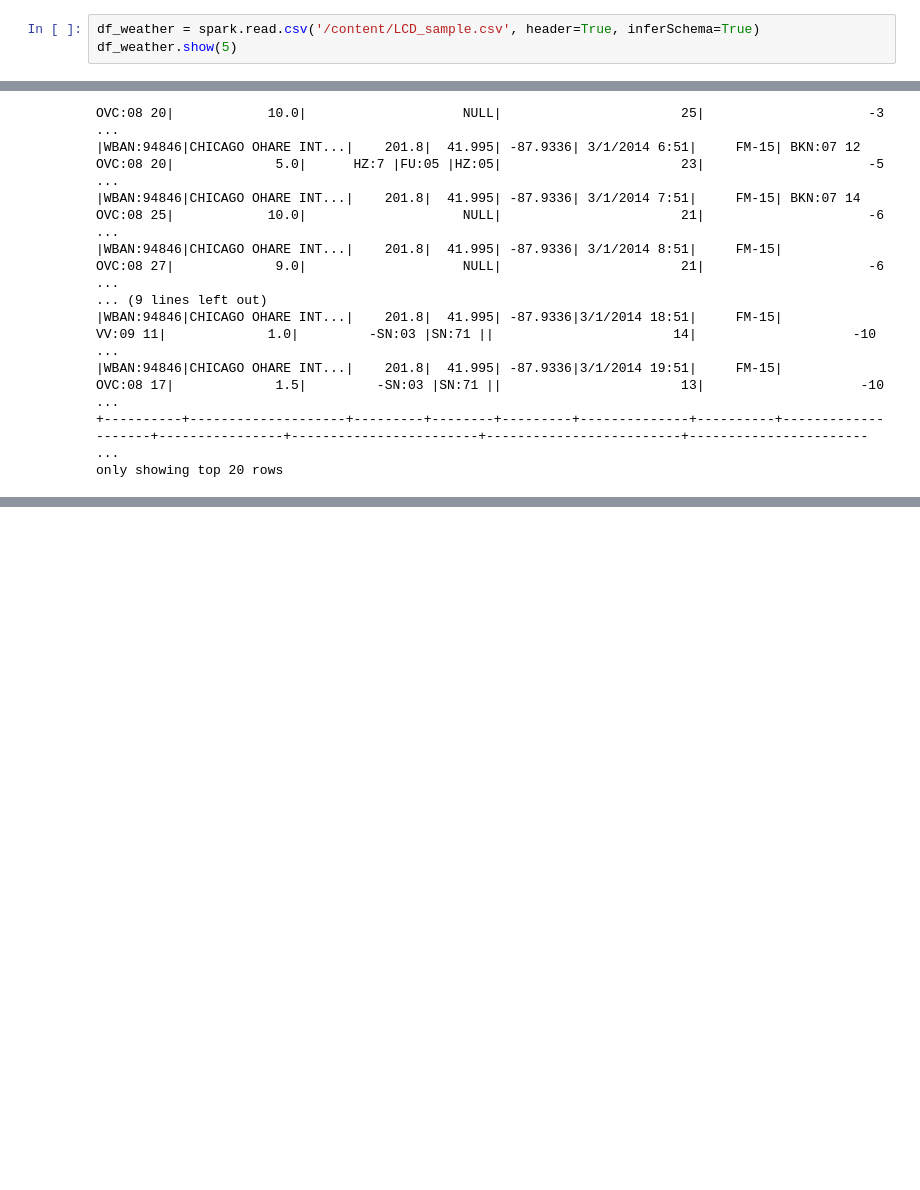
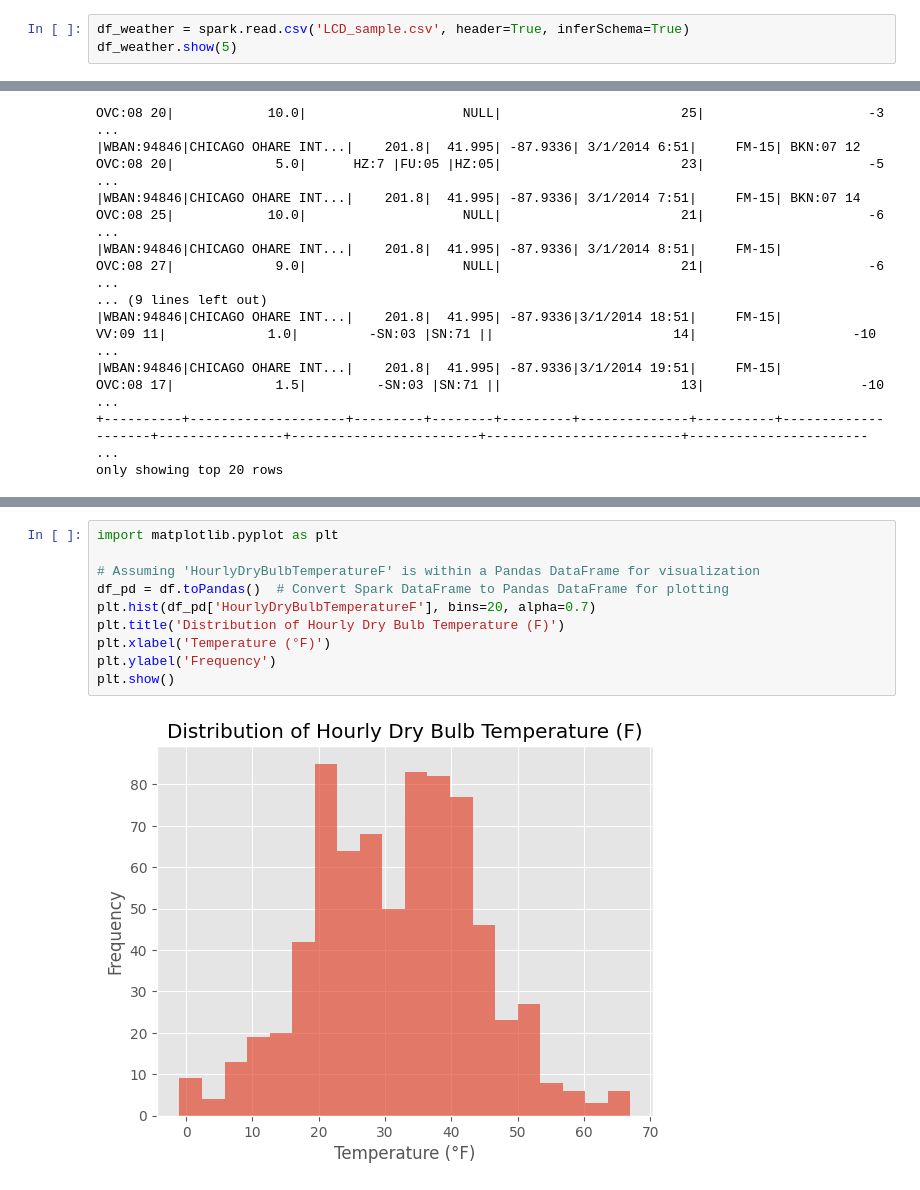
Before and after one commit to poojab2813/603-project, a Jupyter notebook: 603_project.ipynb, the cells around one changed output, grey strips where cells are left out. Cells and saved outputs as stored; diff of their text form; blank space fills up the shorter version.

```diff
--- a/603_project.ipynb
+++ b/603_project.ipynb
@@ -20,7 +22,7 @@ spark = SparkSession.builder.master("local[*]").appName("Weather Analysis").getO
 # %% [markdown]
 ## <b>1 <span style='color:#0386f7de'>|</span> Reading and Understanding the Datasets</b>
 # %%
-df_weather = spark.read.csv('/content/LCD_sample.csv', header=True, inferSchema=True)
+df_weather = spark.read.csv('LCD_sample.csv', header=True, inferSchema=True)
 df_weather.show(5)
 # %% [output]
 +----------+--------------------+---------+--------+---------+-------------+----------+-------------------+----------------+------------------------+-------------------------+------------------------- ...
@@ -119,0 +162,12 @@ only showing top 20 rows
+# %%
+import matplotlib.pyplot as plt
+
+# Assuming 'HourlyDryBulbTemperatureF' is within a Pandas DataFrame for visualization
+df_pd = df.toPandas()  # Convert Spark DataFrame to Pandas DataFrame for plotting
+plt.hist(df_pd['HourlyDryBulbTemperatureF'], bins=20, alpha=0.7)
+plt.title('Distribution of Hourly Dry Bulb Temperature (F)')
+plt.xlabel('Temperature (°F)')
+plt.ylabel('Frequency')
+plt.show()
+# %% [output]
+[figure, added]
```
Also changed, not shown: parts of 33 cells of this notebook.
